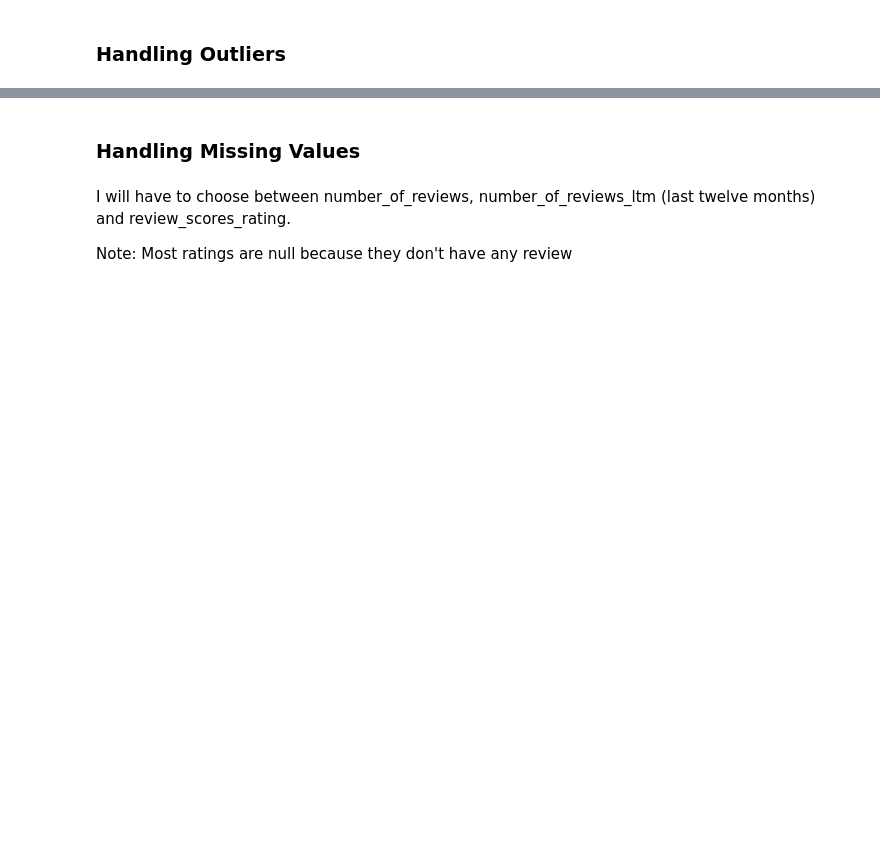
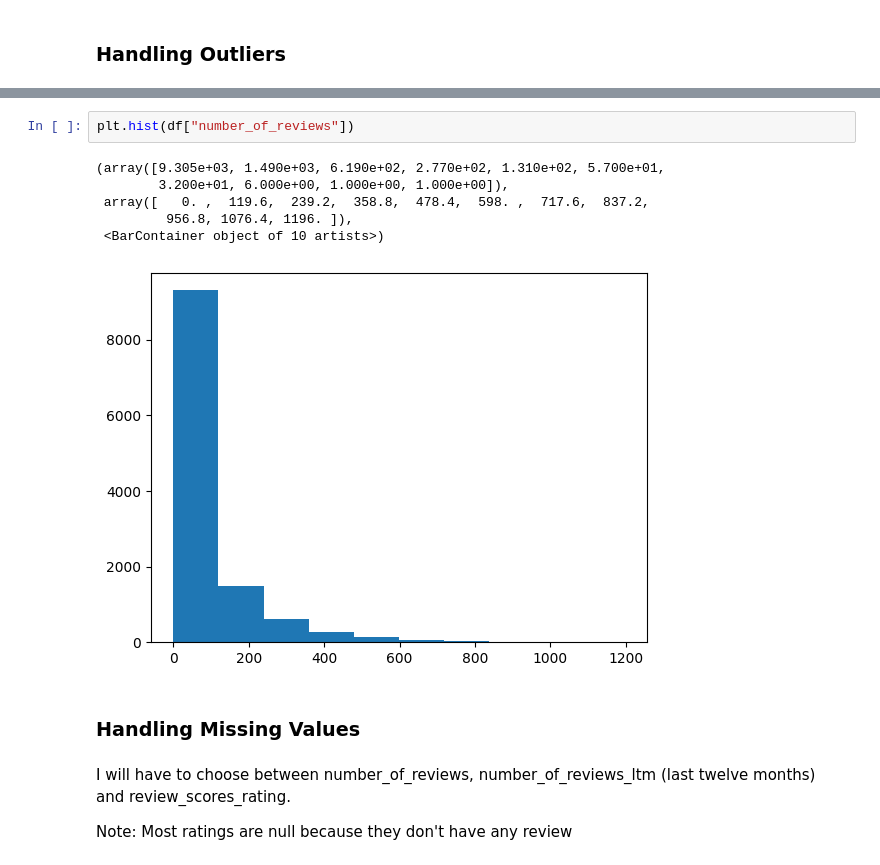
Before and after one commit to EliasSchafer1/Airbnb-Florence, a Jupyter notebook: notebooks/01_preprocessing.ipynb, the cells around one changed output, grey strips where cells are left out. Cells and saved outputs as stored; diff of their text form; blank space fills up the shorter version.

```diff
--- a/notebooks/01_preprocessing.ipynb
+++ b/notebooks/01_preprocessing.ipynb
@@ -148,3 +199,12 @@ df["log_price"].hist(bins=45)
+# %%
+plt.hist(df["number_of_reviews"])
+# %% [output]
+(array([9.305e+03, 1.490e+03, 6.190e+02, 2.770e+02, 1.310e+02, 5.700e+01,
+        3.200e+01, 6.000e+00, 1.000e+00, 1.000e+00]),
+ array([   0. ,  119.6,  239.2,  358.8,  478.4,  598. ,  717.6,  837.2,
+         956.8, 1076.4, 1196. ]),
+ <BarContainer object of 10 artists>)
+[figure, added]
 # %% [markdown]
 ### Handling Missing Values
 # %% [markdown]
```
Also changed, not shown: parts of 14 cells of this notebook, 1 other file.
